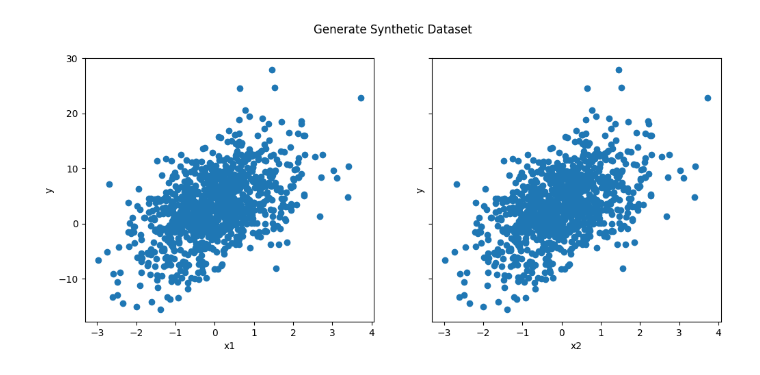
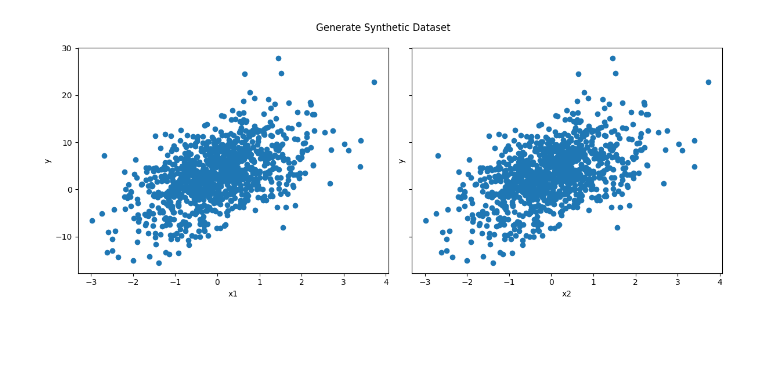
Before and after one commit to MuhammadUmarAshrafDE/AI-and-NN, a Jupyter notebook: Torch.ipynb, the cells around one changed output. Cells and saved outputs as stored; diff of their text form; code cells hidden in the pictures; blank space fills up the shorter version.

```diff
--- a/Torch.ipynb
+++ b/Torch.ipynb
@@ -1,27 +1,27 @@
 # %%
 import torch
 import torch.nn as nn
 import matplotlib.pyplot as plt
 #set a manual seed for reproducibility
 torch.manual_seed(0)
 
 # Create a synthetic dataset
 num_samples = 1000
 x = torch.randn(num_samples, 2)
 true_weights = torch.tensor([[3,5]], dtype=torch.float32)
 true_bias = torch.tensor([3], dtype=torch.float32)
 y = x @ true_weights.T + true_bias
 
 # visualize the dataset
 fig, ax = plt.subplots(1,2, sharey=True, figsize=(12,5))
 ax[0].scatter(x[:,0],y)
 ax[1].scatter(x[:,0], y)
 ax[0].set_xlabel('x1')
 ax[0].set_ylabel('y')
 ax[1].set_xlabel('x2')
 ax[1].set_ylabel('y')
 plt.suptitle('Generate Synthetic Dataset')
-
+plt.tight_layout()
 plt.show()
 # %% [output]
-[figure, old version]
+[figure, new version]
```
Also changed, not shown: 2 other files.
